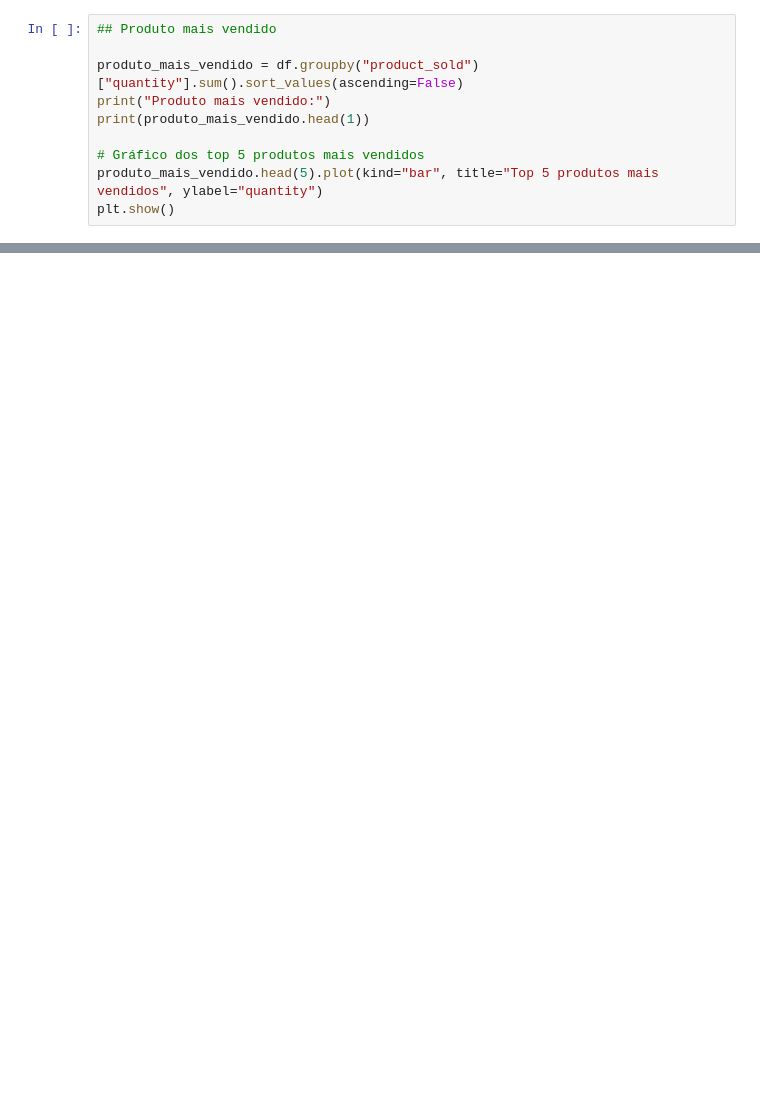
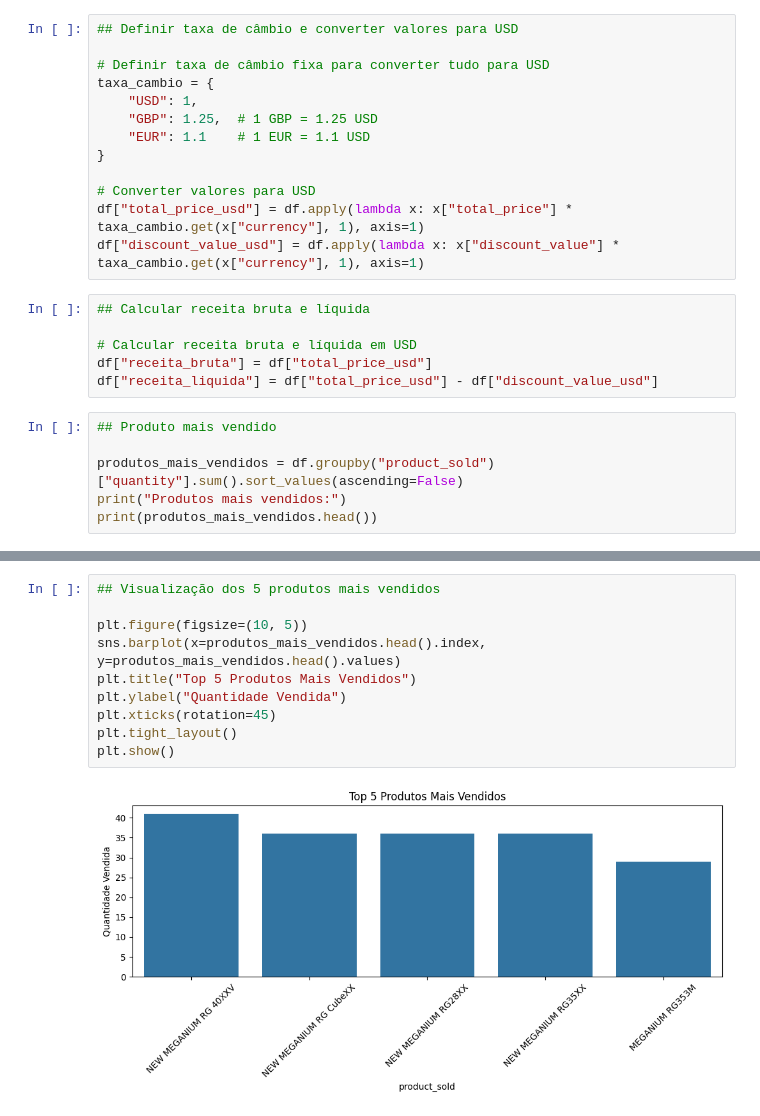
Before and after one commit to amarallandre/dataset-gamesshop, a Jupyter notebook: script.ipynb, the cells around one changed output, grey strips where cells are left out. Drawn from its saved outputs; the diff is of its cells as text; blank space fills up the shorter version.

```diff
--- a/script.ipynb
+++ b/script.ipynb
@@ -85,11 +58,26 @@ df_total.head(30)
+# %%
+## Definir taxa de câmbio e converter valores para USD
+
+# Definir taxa de câmbio fixa para converter tudo para USD
+taxa_cambio = {
+    "USD": 1,
+    "GBP": 1.25,  # 1 GBP = 1.25 USD
+    "EUR": 1.1    # 1 EUR = 1.1 USD
+}
+
+# Converter valores para USD
+df["total_price_usd"] = df.apply(lambda x: x["total_price"] * taxa_cambio.get(x["currency"], 1), axis=1)
+df["discount_value_usd"] = df.apply(lambda x: x["discount_value"] * taxa_cambio.get(x["currency"], 1), axis=1)
+# %%
+## Calcular receita bruta e líquida
+
+# Calcular receita bruta e líquida em USD
+df["receita_bruta"] = df["total_price_usd"]
+df["receita_liquida"] = df["total_price_usd"] - df["discount_value_usd"]
 # %%
 ## Produto mais vendido
 
-produto_mais_vendido = df.groupby("product_sold")["quantity"].sum().sort_values(ascending=False)
-print("Produto mais vendido:")
-print(produto_mais_vendido.head(1))
-
-# Gráfico dos top 5 produtos mais vendidos
-produto_mais_vendido.head(5).plot(kind="bar", title="Top 5 produtos mais vendidos", ylabel="quantity")
-plt.show()
+produtos_mais_vendidos = df.groupby("product_sold")["quantity"].sum().sort_values(ascending=False)
+print("Produtos mais vendidos:")
+print(produtos_mais_vendidos.head())
 # %% [output]
@@ -109,0 +127,12 @@ Shopee        64
+# %%
+## Visualização dos 5 produtos mais vendidos
+
+plt.figure(figsize=(10, 5))
+sns.barplot(x=produtos_mais_vendidos.head().index, y=produtos_mais_vendidos.head().values)
+plt.title("Top 5 Produtos Mais Vendidos")
+plt.ylabel("Quantidade Vendida")
+plt.xticks(rotation=45)
+plt.tight_layout()
+plt.show()
+# %% [output]
+[figure, added]
```
Also changed, not shown: parts of 10 cells of this notebook.
